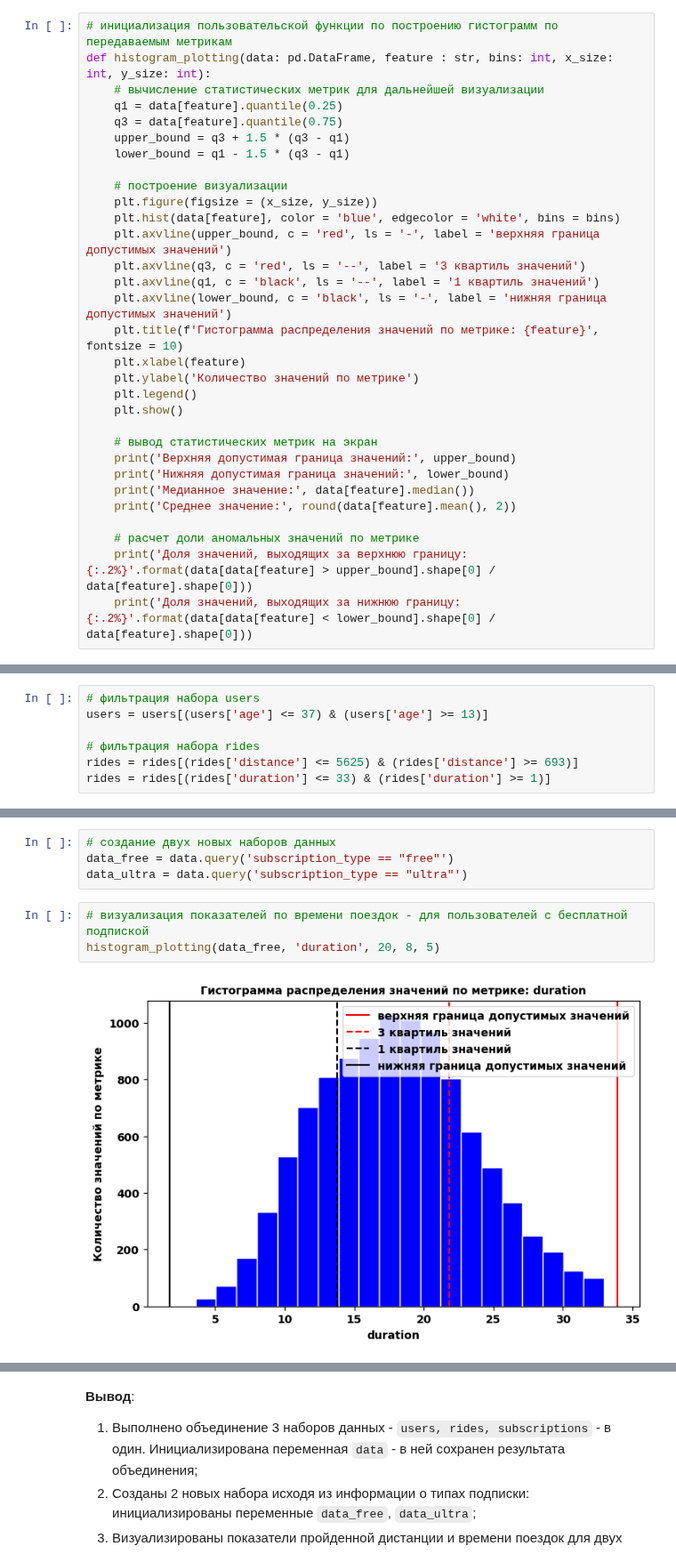
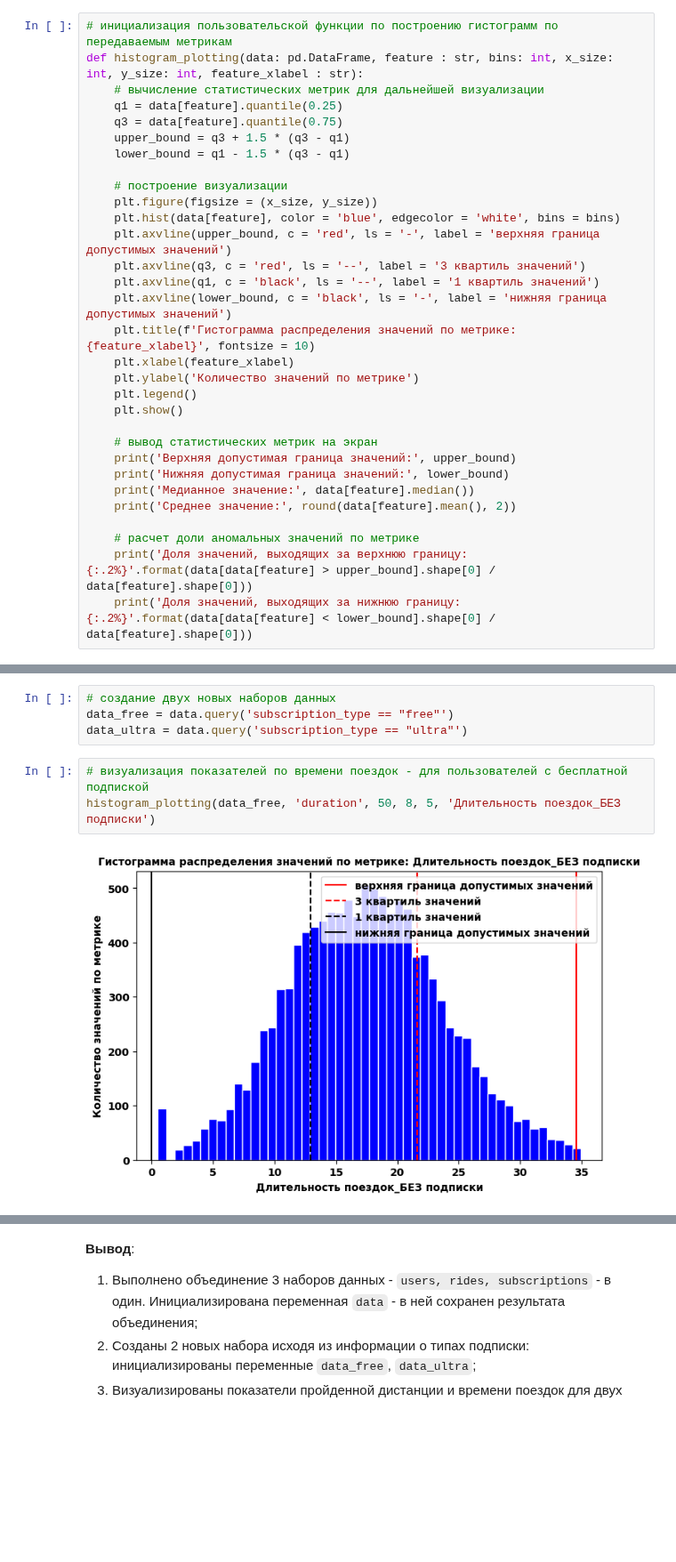
Before and after one commit to MrKostas/YandexPractikum_projects, a Jupyter notebook: notebooks/FifthPetProject_StatisticsAnalysis.ipynb, the cells around one changed output, grey strips where cells are left out. Shown at 89% size. Saved outputs shown, nothing was run; the diff lists cells and outputs as text; blank space fills up the shorter version.

```diff
--- a/notebooks/FifthPetProject_StatisticsAnalysis.ipynb
+++ b/notebooks/FifthPetProject_StatisticsAnalysis.ipynb
@@ -373,7 +389,7 @@ display_info(users, 'subscription_type', 'Соотношение пользов
 * Информация о пользователях "плотно упакована" - **нет серьезных перепадов по количествам аккаунтов по типам подписок** (примерно все распределены равномерно);
 # %%
 # инициализация пользовательской функции по построению гистограмм по передаваемым метрикам
-def histogram_plotting(data: pd.DataFrame, feature : str, bins: int, x_size: int, y_size: int):
+def histogram_plotting(data: pd.DataFrame, feature : str, bins: int, x_size: int, y_size: int, feature_xlabel : str):
     # вычисление статистических метрик для дальнейшей визуализации
     q1 = data[feature].quantile(0.25)
     q3 = data[feature].quantile(0.75)
@@ -387,8 +403,8 @@ def histogram_plotting(data: pd.DataFrame, feature : str, bins: int, x_size: int
     plt.axvline(q3, c = 'red', ls = '--', label = '3 квартиль значений')
     plt.axvline(q1, c = 'black', ls = '--', label = '1 квартиль значений')
     plt.axvline(lower_bound, c = 'black', ls = '-', label = 'нижняя граница допустимых значений')
-    plt.title(f'Гистограмма распределения значений по метрике: {feature}', fontsize = 10)
-    plt.xlabel(feature)
+    plt.title(f'Гистограмма распределения значений по метрике: {feature_xlabel}', fontsize = 10)
+    plt.xlabel(feature_xlabel)
     plt.ylabel('Количество значений по метрике')
     plt.legend()
     plt.show()
@@ -472,7 +458,0 @@ filtration(rides, 'duration', 33, 1, 'rides')
-# %%
-# фильтрация набора users
-users = users[(users['age'] <= 37) & (users['age'] >= 13)]
-
-# фильтрация набора rides
-rides = rides[(rides['distance'] <= 5625) & (rides['distance'] >= 693)]
-rides = rides[(rides['duration'] <= 33) & (rides['duration'] >= 1)]
@@ -531,6 +540,6 @@ data_free = data.query('subscription_type == "free"')
 data_ultra = data.query('subscription_type == "ultra"')
 # %%
 # визуализация показателей по времени поездок - для пользователей с бесплатной подпиской
-histogram_plotting(data_free, 'duration', 20, 8, 5)
+histogram_plotting(data_free, 'duration', 50, 8, 5, 'Длительность поездок_БЕЗ подписки')
 # %% [output]
-[figure, old version]
+[figure, new version]
```
Also changed, not shown: parts of 42 cells of this notebook.
